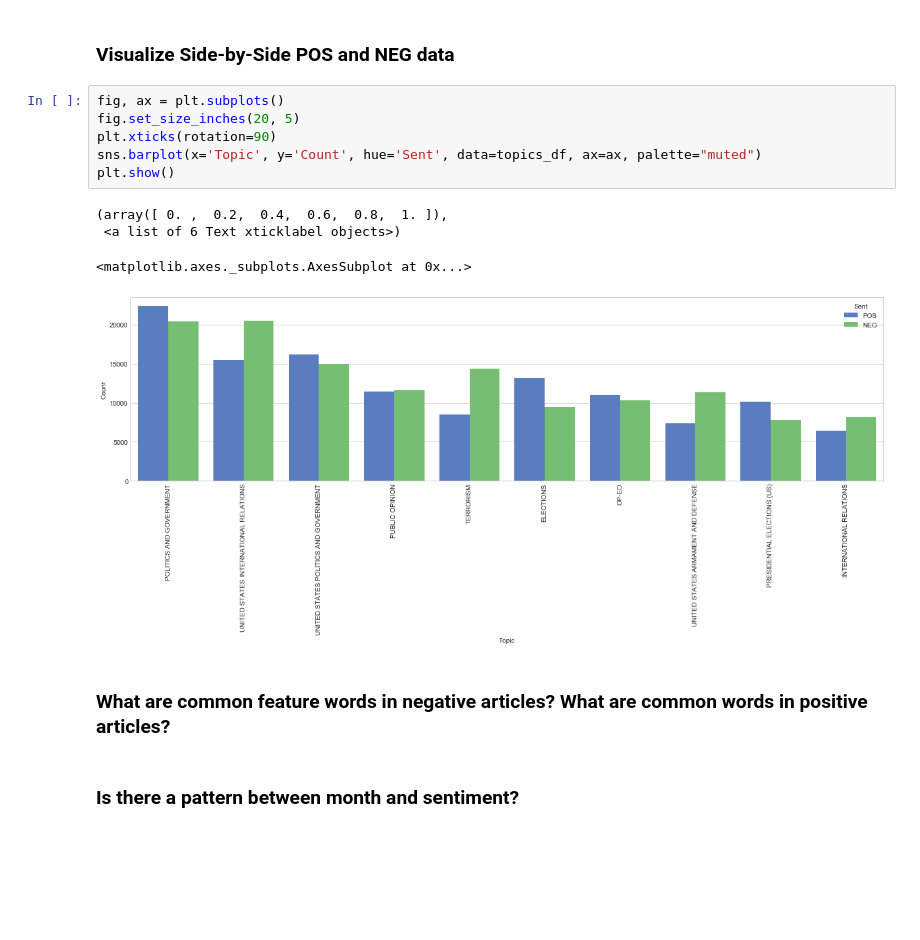
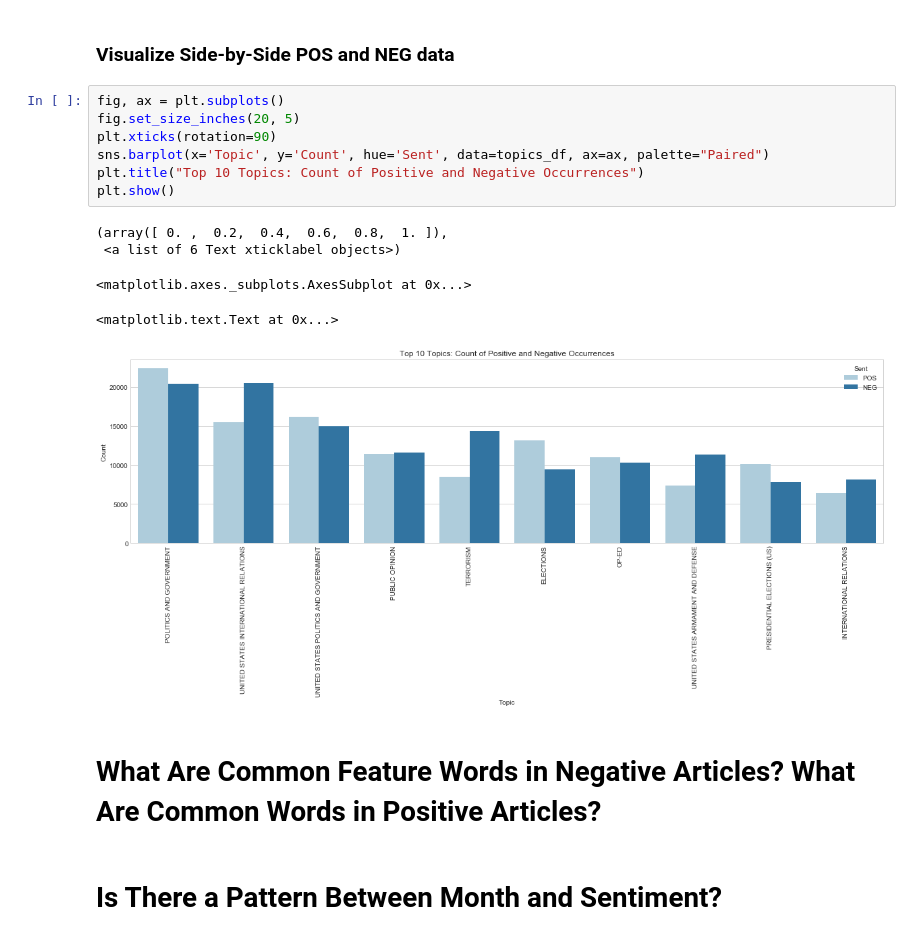
Before and after one commit to Data-Science-for-Linguists/NYT_Figures_Sentiment_Analysis, a Jupyter notebook: jupyter_notebooks/processing_and_analysis.ipynb, the cells around one changed output. Drawn from its saved outputs; the diff is of its cells as text; blank space fills up the shorter version.

```diff
--- a/jupyter_notebooks/processing_and_analysis.ipynb
+++ b/jupyter_notebooks/processing_and_analysis.ipynb
@@ -363,15 +359,17 @@ topics_df
 # %%
 fig, ax = plt.subplots()
 fig.set_size_inches(20, 5)
 plt.xticks(rotation=90)
-sns.barplot(x='Topic', y='Count', hue='Sent', data=topics_df, ax=ax, palette="muted")
+sns.barplot(x='Topic', y='Count', hue='Sent', data=topics_df, ax=ax, palette="Paired")
+plt.title("Top 10 Topics: Count of Positive and Negative Occurrences")
 plt.show()
 # %% [output]
 (array([ 0. ,  0.2,  0.4,  0.6,  0.8,  1. ]),
  <a list of 6 Text xticklabel objects>)
 <matplotlib.axes._subplots.AxesSubplot at 0x...>
+<matplotlib.text.Text at 0x...>
-[figure, old version]
+[figure, new version]
-# %% [markdown]
-### What are common feature words in negative articles? What are common words in positive articles?
-# %% [markdown]
-### Is there a pattern between month and sentiment?
+# %% [markdown]
+# What Are Common Feature Words in Negative Articles? What Are Common Words in Positive Articles?
+# %% [markdown]
+# Is There a Pattern Between Month and Sentiment?
```
Also changed, not shown: parts of 8 cells of this notebook.
